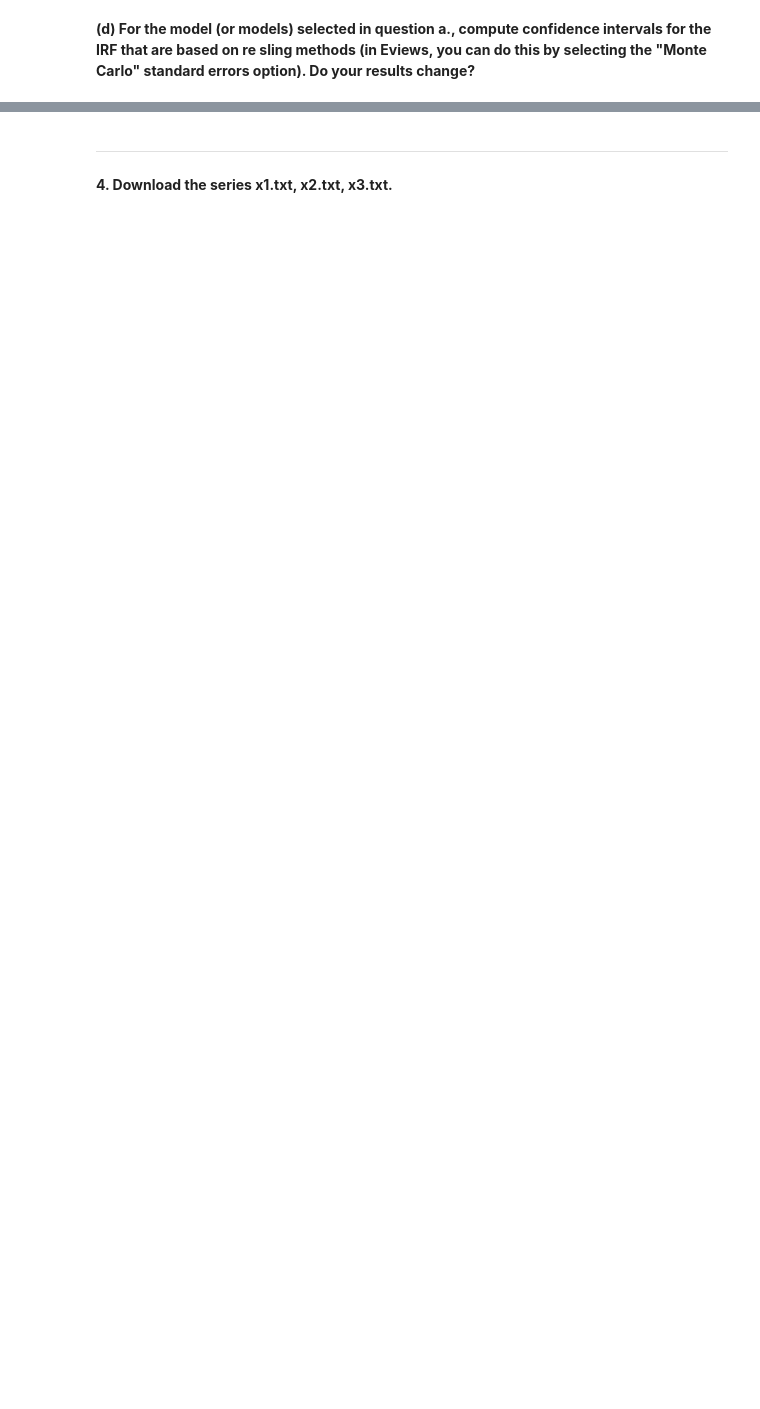
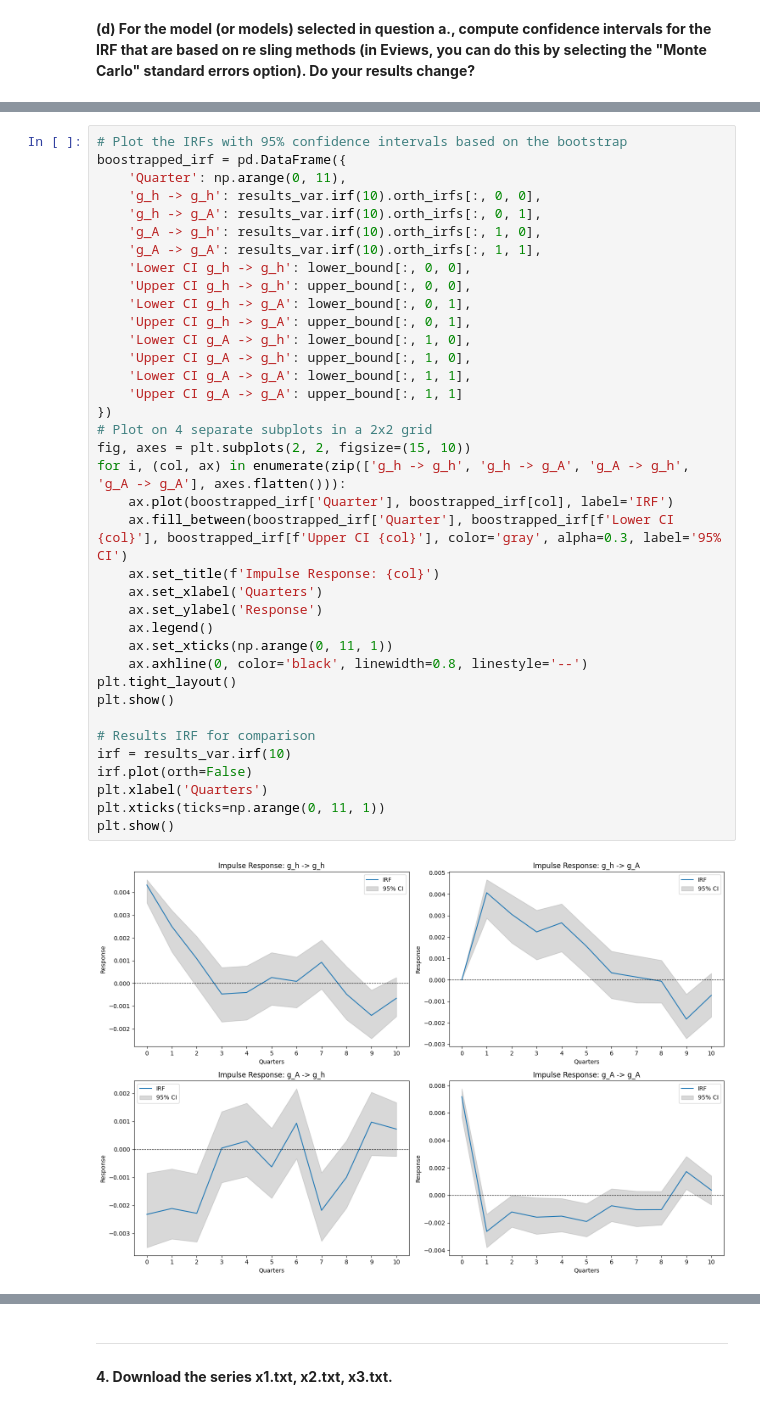
Before and after one commit to theLAZYmd/ucl-tse-ECON0058, a Jupyter notebook: W8PS7 - VARs/AL - W8PS7 - transcribed.ipynb, the cells around one changed output, grey strips where cells are left out. Drawn from its saved outputs; the diff is of its cells as text; blank space fills up the shorter version.

```diff
--- a/W8PS7 - VARs/AL - W8PS7 - transcribed.ipynb
+++ b/W8PS7 - VARs/AL - W8PS7 - transcribed.ipynb
@@ -10,0 +214,39 @@
+# %%
+# Plot the IRFs with 95% confidence intervals based on the bootstrap
+boostrapped_irf = pd.DataFrame({
+	'Quarter': np.arange(0, 11),
+	'g_h -> g_h': results_var.irf(10).orth_irfs[:, 0, 0],
+	'g_h -> g_A': results_var.irf(10).orth_irfs[:, 0, 1],
+	'g_A -> g_h': results_var.irf(10).orth_irfs[:, 1, 0],
+	'g_A -> g_A': results_var.irf(10).orth_irfs[:, 1, 1],
+	'Lower CI g_h -> g_h': lower_bound[:, 0, 0],
+	'Upper CI g_h -> g_h': upper_bound[:, 0, 0],
+	'Lower CI g_h -> g_A': lower_bound[:, 0, 1],
+	'Upper CI g_h -> g_A': upper_bound[:, 0, 1],
+	'Lower CI g_A -> g_h': lower_bound[:, 1, 0],
+	'Upper CI g_A -> g_h': upper_bound[:, 1, 0],
+	'Lower CI g_A -> g_A': lower_bound[:, 1, 1],
+	'Upper CI g_A -> g_A': upper_bound[:, 1, 1]
+})
+# Plot on 4 separate subplots in a 2x2 grid
+fig, axes = plt.subplots(2, 2, figsize=(15, 10))
+for i, (col, ax) in enumerate(zip(['g_h -> g_h', 'g_h -> g_A', 'g_A -> g_h', 'g_A -> g_A'], axes.flatten())):
+	ax.plot(boostrapped_irf['Quarter'], boostrapped_irf[col], label='IRF')
+	ax.fill_between(boostrapped_irf['Quarter'], boostrapped_irf[f'Lower CI {col}'], boostrapped_irf[f'Upper CI {col}'], color='gray', alpha=0.3, label='95% CI')
+	ax.set_title(f'Impulse Response: {col}')
+	ax.set_xlabel('Quarters')
+	ax.set_ylabel('Response')
+	ax.legend()
+	ax.set_xticks(np.arange(0, 11, 1))
+	ax.axhline(0, color='black', linewidth=0.8, linestyle='--')
+plt.tight_layout()
+plt.show()
+
+# Results IRF for comparison
+irf = results_var.irf(10)
+irf.plot(orth=False)
+plt.xlabel('Quarters')
+plt.xticks(ticks=np.arange(0, 11, 1))
+plt.show()
+# %% [output]
+[figure, added]
```
Also changed, not shown: parts of 25 cells of this notebook, 1 other file.
